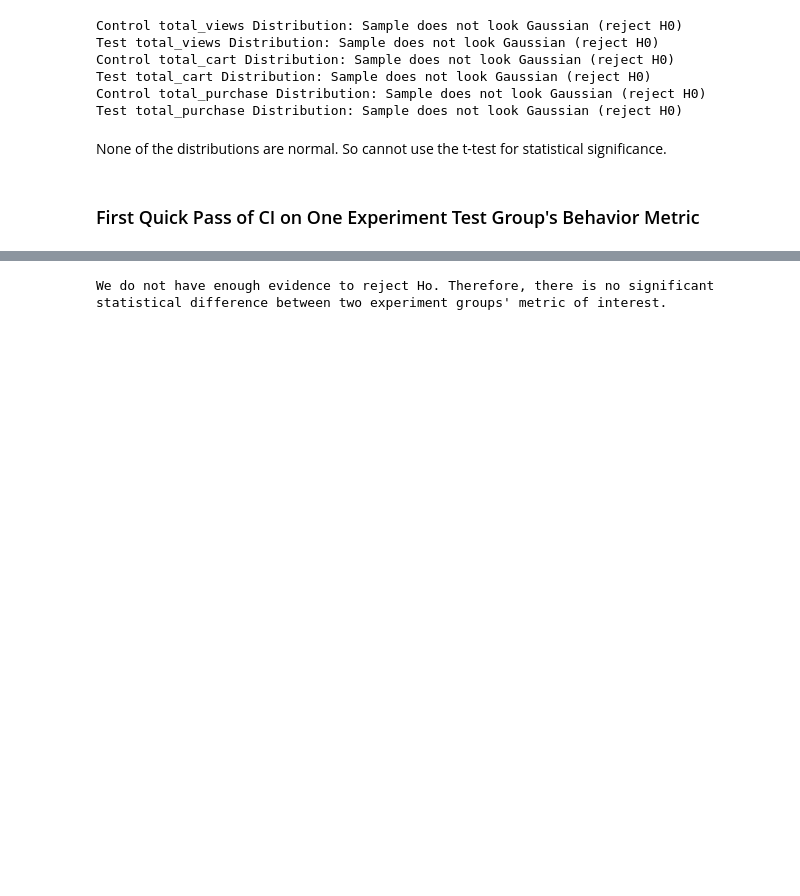
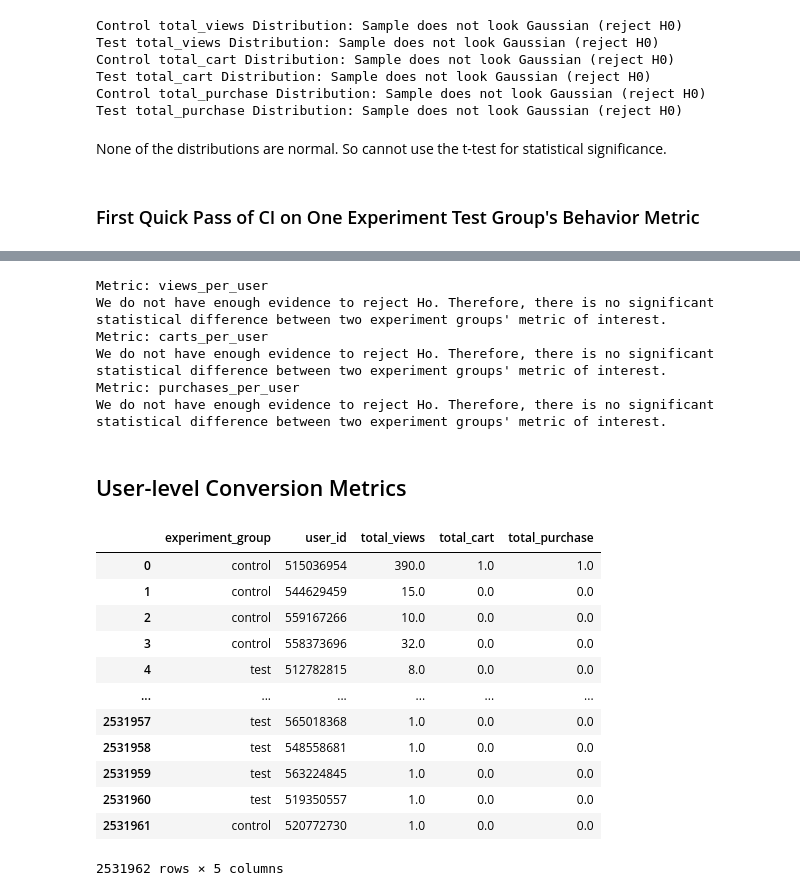
Before and after one commit to mindyng/2024-Business-Projects, a Jupyter notebook: practical-a-b-testing.ipynb, the cells around one changed output, grey strips where cells are left out. Cells and saved outputs as stored; diff of their text form; code cells hidden in the pictures; blank space fills up the shorter version.

```diff
--- a/practical-a-b-testing.ipynb
+++ b/practical-a-b-testing.ipynb
@@ -457,6 +446,33 @@ def run_mann_whitney_u_test(df1, df2, col):
     else:
         print("We do not have enough evidence to reject Ho. Therefore, there is no significant statistical difference between two experiment groups' metric of interest.")
 
-run_mann_whitney_u_test(control, test, 'views_per_user')
+columns = list(user_avg_metric)[2:]
+for c in columns:
+    print('Metric:', c)
+    run_mann_whitney_u_test(control, test, c)
 # %% [output]
+Metric: views_per_user
 We do not have enough evidence to reject Ho. Therefore, there is no significant statistical difference between two experiment groups' metric of interest.
+Metric: carts_per_user
+We do not have enough evidence to reject Ho. Therefore, there is no significant statistical difference between two experiment groups' metric of interest.
+Metric: purchases_per_user
+We do not have enough evidence to reject Ho. Therefore, there is no significant statistical difference between two experiment groups' metric of interest.
+# %% [markdown]
+## User-level Conversion Metrics
+# %%
+# User events aggregated
+events_agg
+# %% [output]
+|  | experiment_group | user_id | total_views | total_cart | total_purchase |
+| 0 | control | 515036954 | 390.0 | 1.0 | 1.0 |
+| 1 | control | 544629459 | 15.0 | 0.0 | 0.0 |
+| 2 | control | 559167266 | 10.0 | 0.0 | 0.0 |
+| 3 | control | 558373696 | 32.0 | 0.0 | 0.0 |
+| 4 | test | 512782815 | 8.0 | 0.0 | 0.0 |
+| ... | ... | ... | ... | ... | ... |
+| 2531957 | test | 565018368 | 1.0 | 0.0 | 0.0 |
+| 2531958 | test | 548558681 | 1.0 | 0.0 | 0.0 |
+| 2531959 | test | 563224845 | 1.0 | 0.0 | 0.0 |
+| 2531960 | test | 519350557 | 1.0 | 0.0 | 0.0 |
+| 2531961 | control | 520772730 | 1.0 | 0.0 | 0.0 |
+2531962 rows × 5 columns
```
Also changed, not shown: parts of 22 cells of this notebook.
